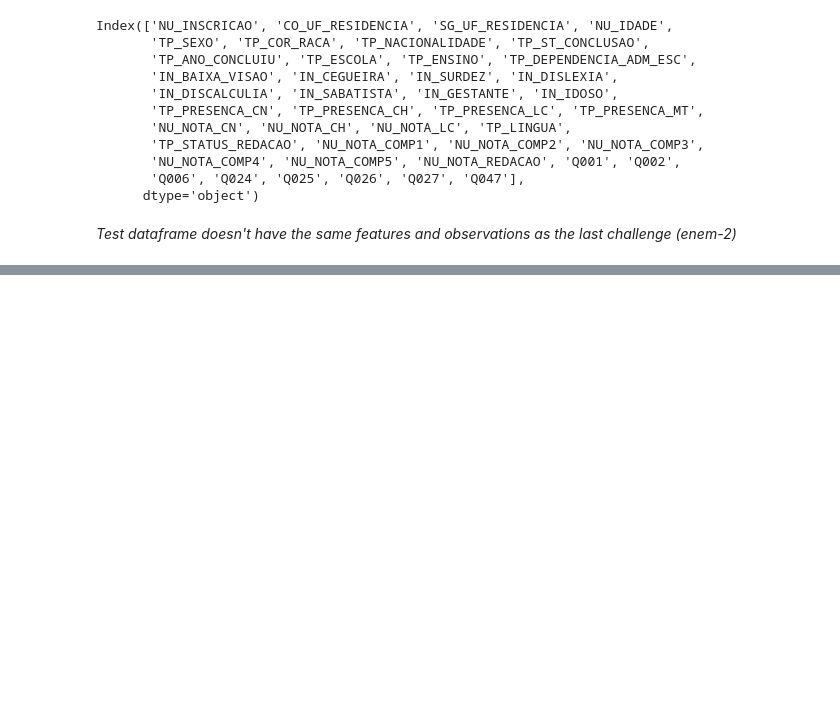
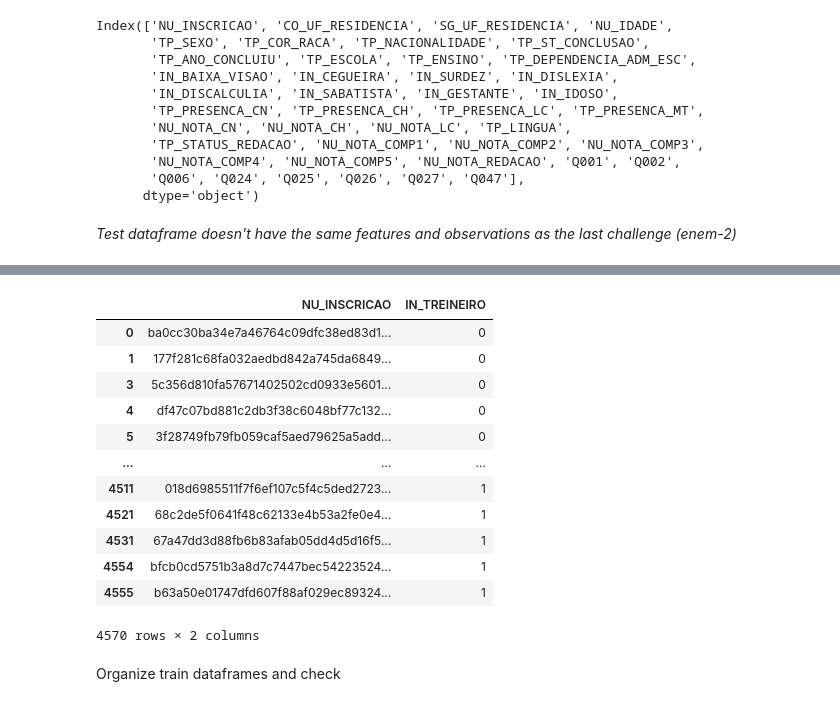
Before and after one commit to mirellaalves/data-science-acelera, a Jupyter notebook: enem-4/by_feature_engineering.ipynb, the cells around one changed output, grey strips where cells are left out. Drawn from its saved outputs; the diff is of its cells as text; code cells hidden in the pictures; blank space fills up the shorter version.

```diff
--- a/enem-4/main.ipynb
+++ b/enem-4/by_feature_engineering.ipynb
@@ -100,0 +216,5 @@ _Test dataframe doesn't have the same features and observations as the last chal
+# %%
+# Exclui colunas 'NU_IDADE' e 'TP_ST_CONCLUSAO' dos dataframes
+df_test_treineiros = df_test_treineiros.drop(['NU_IDADE', 'TP_ST_CONCLUSAO'], axis=1)
+df_test_no_treineiros = df_test_no_treineiros.drop(['NU_IDADE', 'TP_ST_CONCLUSAO'], axis=1)
+df_test_treineiros
@@ -100,0 +235,22 @@ _Test dataframe doesn't have the same features and observations as the last chal
+# %%
+# Define o dataframe final
+
+df_test_no_treineiros['IN_TREINEIRO'] = 0
+df_test_treineiros['IN_TREINEIRO'] = 1
+
+df_test_final = pd.concat([df_test_no_treineiros, df_test_treineiros])
+df_test_final
+# %% [output]
+|  | NU_INSCRICAO | IN_TREINEIRO |
+| 0 | ba0cc30ba34e7a46764c09dfc38ed83d1... | 0 |
+| 1 | 177f281c68fa032aedbd842a745da6849... | 0 |
+| 3 | 5c356d810fa57671402502cd0933e5601... | 0 |
+| 4 | df47c07bd881c2db3f38c6048bf77c132... | 0 |
+| 5 | 3f28749fb79fb059caf5aed79625a5add... | 0 |
+| ... | ... | ... |
+| 4511 | 018d6985511f7f6ef107c5f4c5ded2723... | 1 |
+| 4521 | 68c2de5f0641f48c62133e4b53a2fe0e4... | 1 |
+| 4531 | 67a47dd3d88fb6b83afab05dd4d5d16f5... | 1 |
+| 4554 | bfcb0cd5751b3a8d7c7447bec54223524... | 1 |
+| 4555 | b63a50e01747dfd607f88af029ec89324... | 1 |
+4570 rows × 2 columns
@@ -100,0 +260,2 @@ _Test dataframe doesn't have the same features and observations as the last chal
+# %% [markdown]
+Organize train dataframes and check
```
Also changed, not shown: parts of 14 cells of this notebook, 3 other files.
